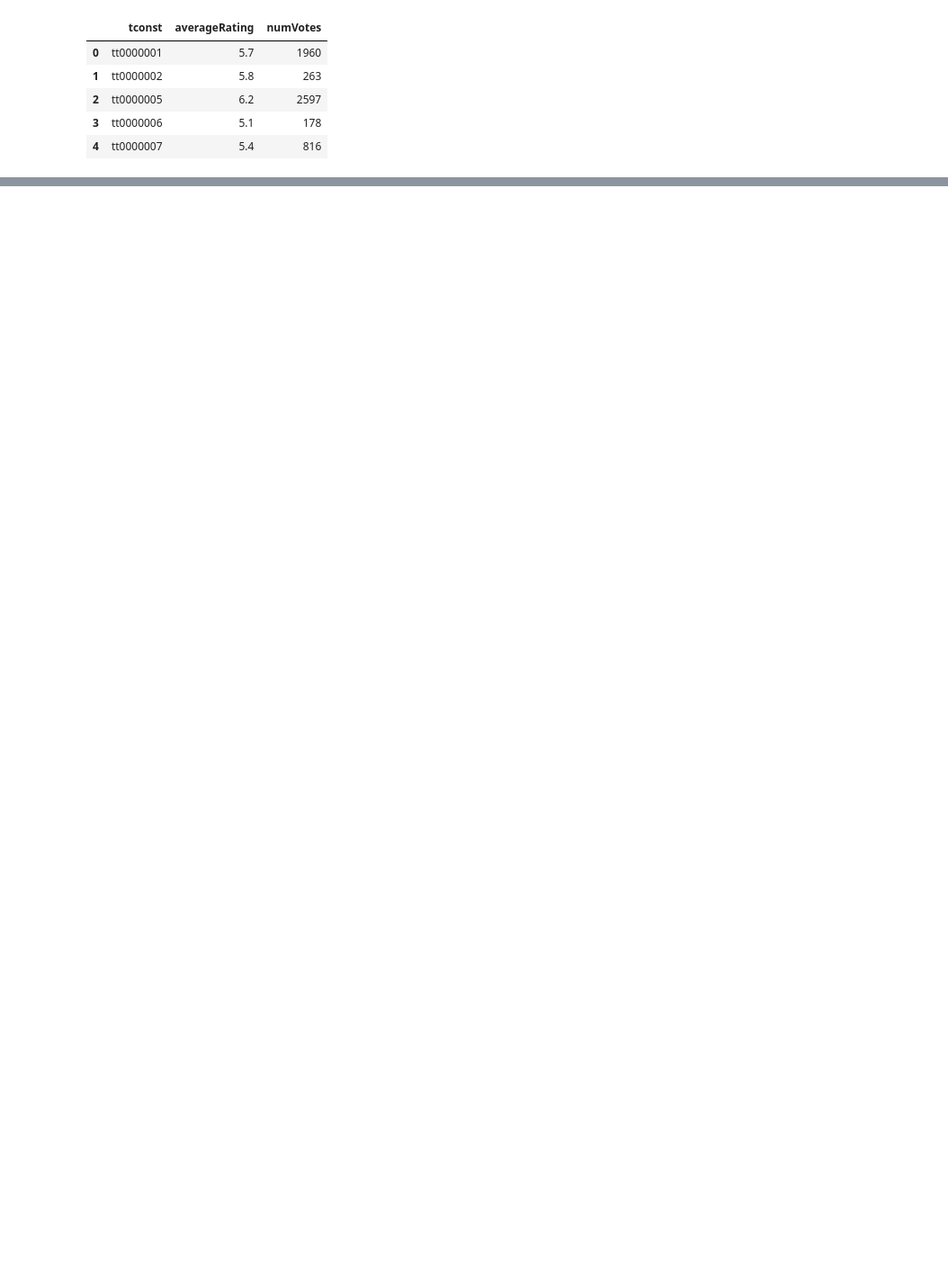
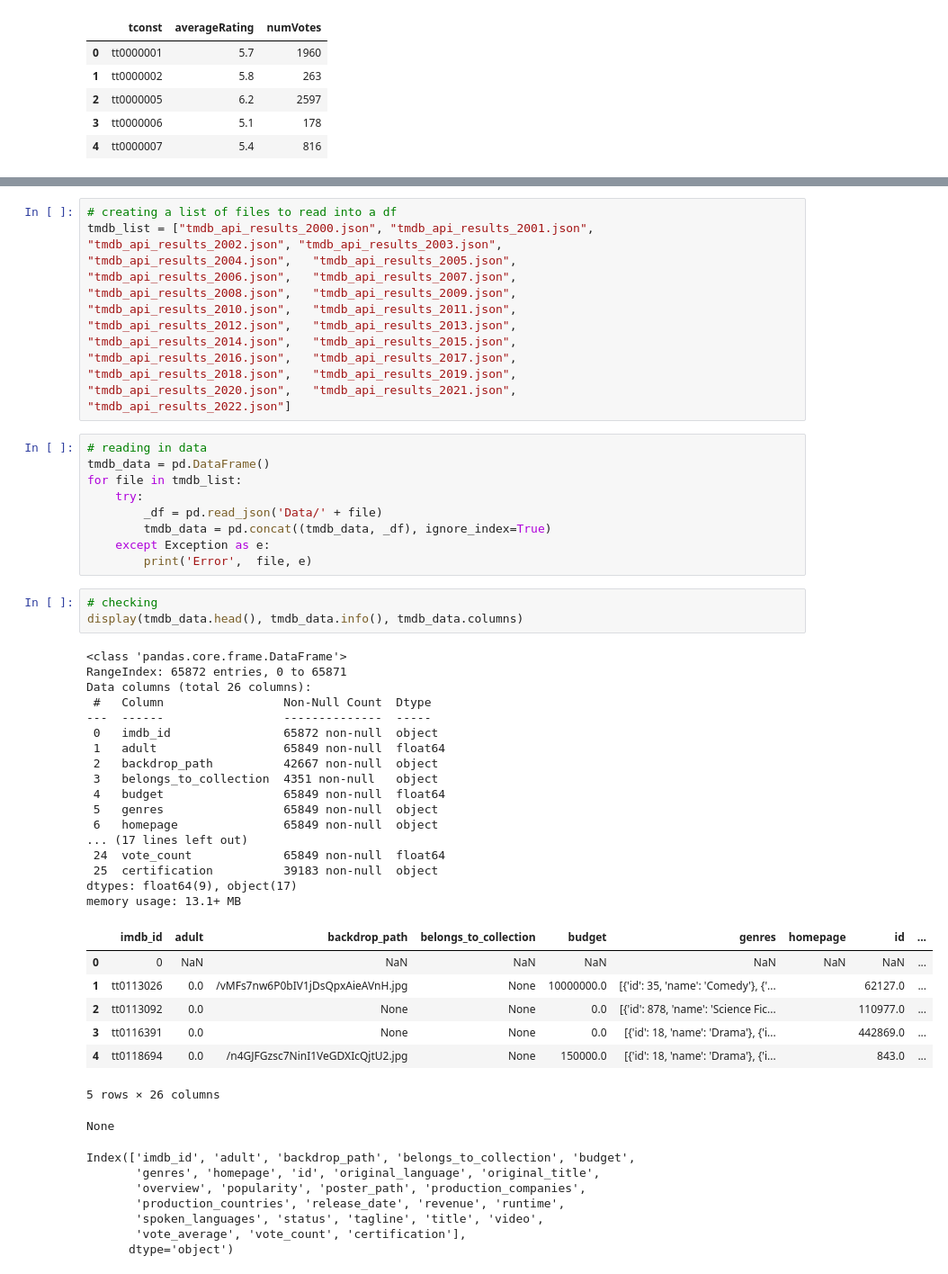
Before and after one commit to CRPeace/Movie_Data_API_Stats_Analysis, a Jupyter notebook: C.Peace_Project 3_Part_3_MYSQL_DB.ipynb, the cells around one changed output, grey strips where cells are left out. Shown at 90% size. Drawn from its saved outputs; the diff is of its cells as text; blank space fills up the shorter version.

```diff
--- a/C.Peace_Project 3_Part_3_MYSQL_DB.ipynb
+++ b/C.Peace_Project 3_Part_3_MYSQL_DB.ipynb
@@ -112,0 +256,59 @@ display(basics.head(), ratings.head())
+# %%
+# creating a list of files to read into a df
+tmdb_list = ["tmdb_api_results_2000.json", "tmdb_api_results_2001.json",
+"tmdb_api_results_2002.json", "tmdb_api_results_2003.json",
+"tmdb_api_results_2004.json",   "tmdb_api_results_2005.json",
+"tmdb_api_results_2006.json",   "tmdb_api_results_2007.json",
+"tmdb_api_results_2008.json",   "tmdb_api_results_2009.json",
+"tmdb_api_results_2010.json",   "tmdb_api_results_2011.json",
+"tmdb_api_results_2012.json",   "tmdb_api_results_2013.json",
+"tmdb_api_results_2014.json",   "tmdb_api_results_2015.json",
+"tmdb_api_results_2016.json",   "tmdb_api_results_2017.json",
+"tmdb_api_results_2018.json",   "tmdb_api_results_2019.json",
+"tmdb_api_results_2020.json",   "tmdb_api_results_2021.json",
+"tmdb_api_results_2022.json"]
+# %%
+# reading in data
+tmdb_data = pd.DataFrame()
+for file in tmdb_list:
+    try:
+        _df = pd.read_json('Data/' + file)
+        tmdb_data = pd.concat((tmdb_data, _df), ignore_index=True)
+    except Exception as e:
+        print('Error',  file, e)
+# %%
+# checking
+display(tmdb_data.head(), tmdb_data.info(), tmdb_data.columns)
+# %% [output]
+<class 'pandas.core.frame.DataFrame'>
+RangeIndex: 65872 entries, 0 to 65871
+Data columns (total 26 columns):
+ #   Column                 Non-Null Count  Dtype
+---  ------                 --------------  -----
+ 0   imdb_id                65872 non-null  object
+ 1   adult                  65849 non-null  float64
+ 2   backdrop_path          42667 non-null  object
+ 3   belongs_to_collection  4351 non-null   object
+ 4   budget                 65849 non-null  float64
+ 5   genres                 65849 non-null  object
+ 6   homepage               65849 non-null  object
+... (17 lines left out)
+ 24  vote_count             65849 non-null  float64
+ 25  certification          39183 non-null  object
+dtypes: float64(9), object(17)
+memory usage: 13.1+ MB
+|  | imdb_id | adult | backdrop_path | belongs_to_collection | budget | genres | homepage | id | ... |
+| 0 | 0 | NaN | NaN | NaN | NaN | NaN | NaN | NaN | ... |
+| 1 | tt0113026 | 0.0 | /vMFs7nw6P0bIV1jDsQpxAieAVnH.jpg | None | 10000000.0 | [{'id': 35, 'name': 'Comedy'}, {'... |  | 62127.0 | ... |
+| 2 | tt0113092 | 0.0 | None | None | 0.0 | [{'id': 878, 'name': 'Science Fic... |  | 110977.0 | ... |
+| 3 | tt0116391 | 0.0 | None | None | 0.0 | [{'id': 18, 'name': 'Drama'}, {'i... |  | 442869.0 | ... |
+| 4 | tt0118694 | 0.0 | /n4GJFGzsc7NinI1VeGDXIcQjtU2.jpg | None | 150000.0 | [{'id': 18, 'name': 'Drama'}, {'i... |  | 843.0 | ... |
+5 rows × 26 columns
+None
+Index(['imdb_id', 'adult', 'backdrop_path', 'belongs_to_collection', 'budget',
+       'genres', 'homepage', 'id', 'original_language', 'original_title',
+       'overview', 'popularity', 'poster_path', 'production_companies',
+       'production_countries', 'release_date', 'revenue', 'runtime',
+       'spoken_languages', 'status', 'tagline', 'title', 'video',
+       'vote_average', 'vote_count', 'certification'],
+      dtype='object')
```
Also changed, not shown: parts of 47 cells of this notebook, 4 other files.
